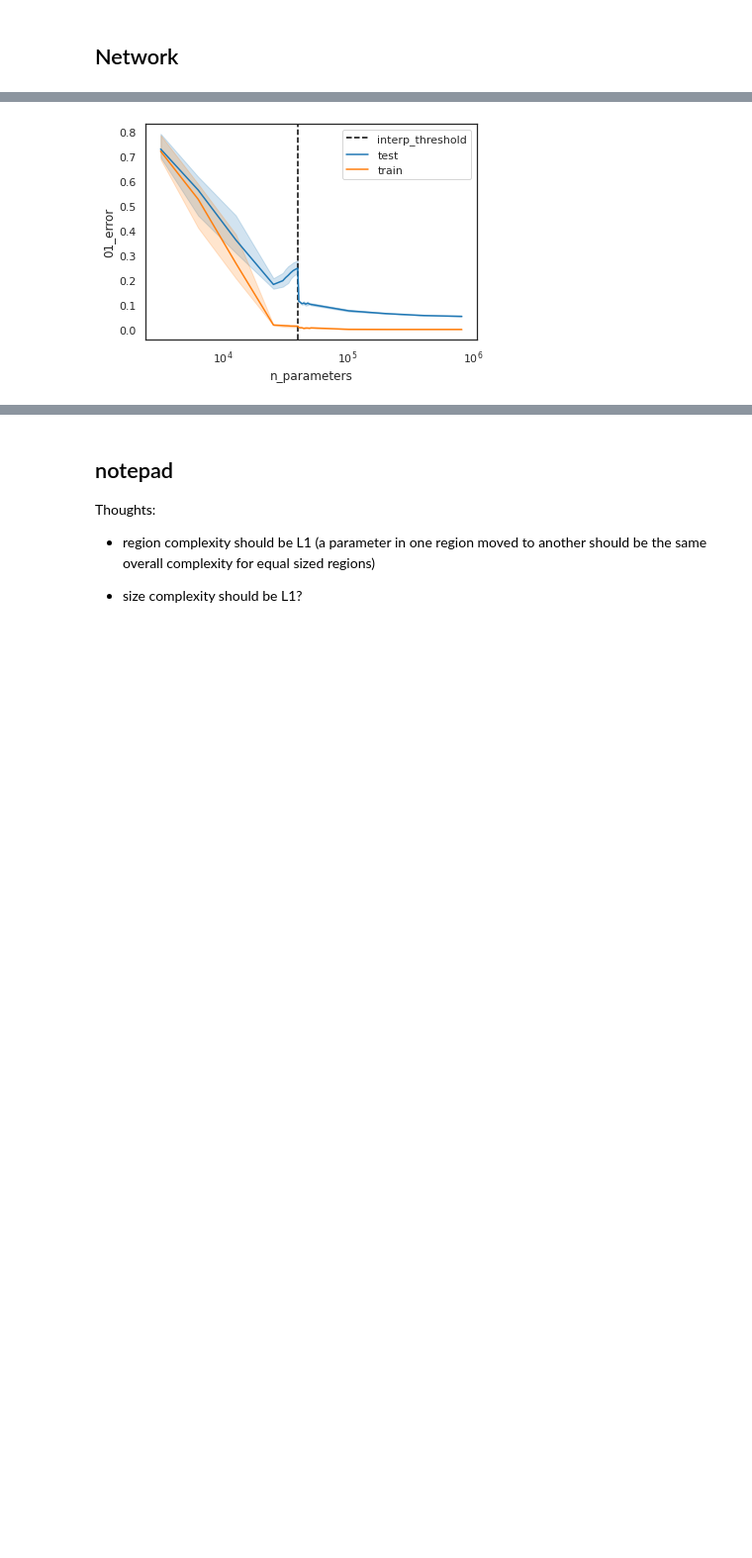
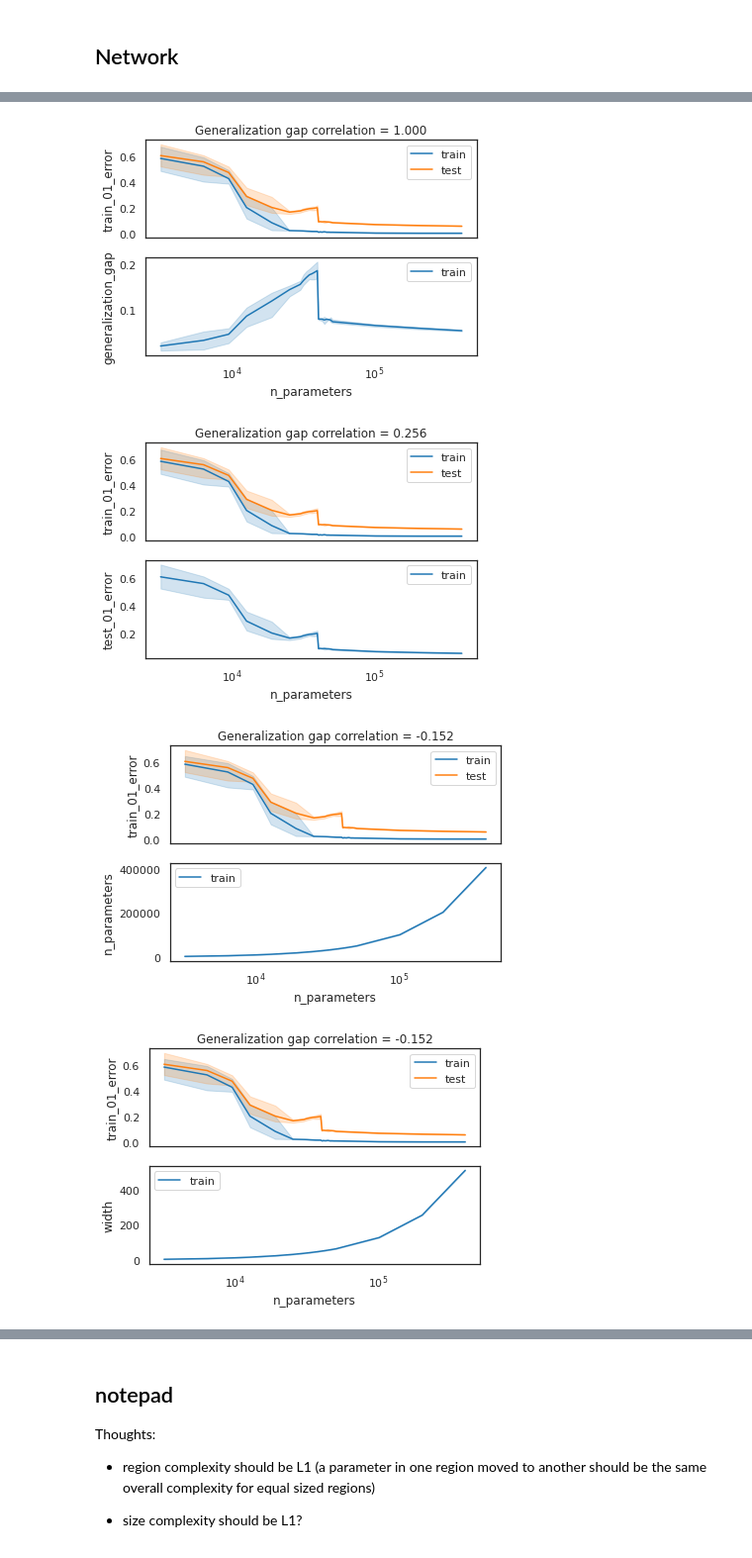
Before and after one commit to rflperry/double_descent, a Jupyter notebook: experiments/plot_mnist_results.ipynb, the cells around one changed output, grey strips where cells are left out. Shown: that part at 99% size. Cells and saved outputs as stored; diff of their text form; code cells hidden in the pictures; blank space fills up the shorter version.

Commit message:
entropy metric and knn, rrf

```diff
--- a/experiments/plot_mnist_results.ipynb
+++ b/experiments/plot_mnist_results.ipynb
@@ -79,23 +179,29 @@ plt.show()
 # %%
-sns.set_style('white')
-sns.set_context('notebook')
+for var in corr_vars:
+    fig, (ax1, ax2) = plt.subplots(2, 1, sharex=True)
 
-plot_df = df
+    sns.lineplot(
+        data=plot_df, x='n_parameters', y=train_error,
+        ax=ax1, label='train')
+    sns.lineplot(
+        data=plot_df, x='n_parameters', y=test_error,
+        ax=ax1, label='test')
+    sns.lineplot(
+        data=plot_df, x='n_parameters', y=var,
+        ax=ax2, label='train')
 
-fig, ax = plt.subplots(1, 1, sharex=True)
+    plt.xscale('log')
 
-ax.axvline(10*df['n_train_samples'].iloc[0], ls='--', c='black', label='interp_threshold')
-
-sns.lineplot(
-    data=plot_df, x='n_parameters', y=test_error,
-    ax=ax, label='test')
-sns.lineplot(
-    data=plot_df, x='n_parameters', y=train_error,
-    ax=ax, label='train')
-
-plt.xscale('log')
-plt.ylabel(metric)
-plt.legend()
-plt.show()
+#     if var in ['connected_partitions_fraction']:
+#         ax2.set_yscale('symlog', linthresh=1e-2)
+#     else:
+    # ax2.set_yscale('log')
+    corr, _ = spearmanr(df['generalization_gap'], df[var])
+    ax1.set_title(f'Generalization gap correlation = {corr:.3f}')
+    plt.legend()
+    plt.show()
 # %% [output]
-[figure, old version]
+[figure, new version]
+[figure, added]
+[figure, added]
+[figure, added]
```
Also changed, not shown: parts of 23 cells of this notebook, 6 other files.
